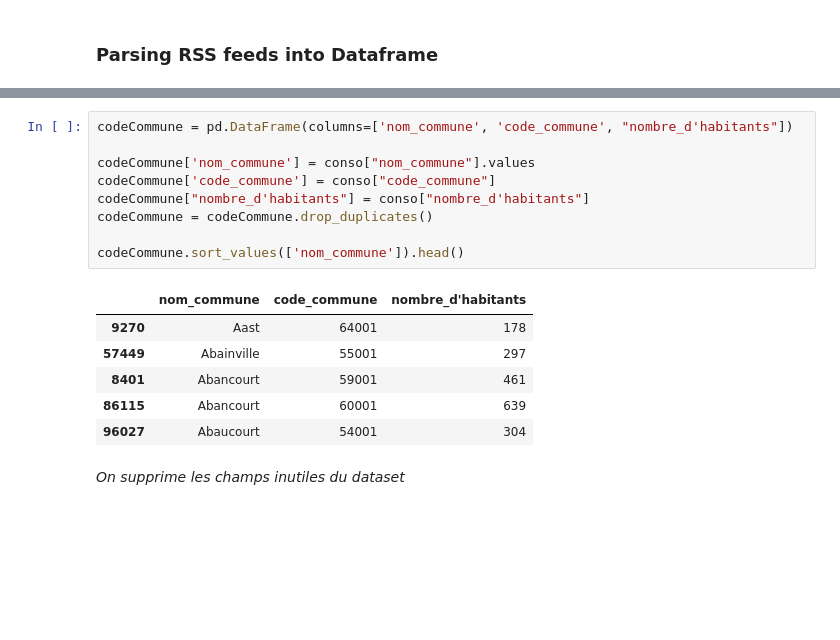
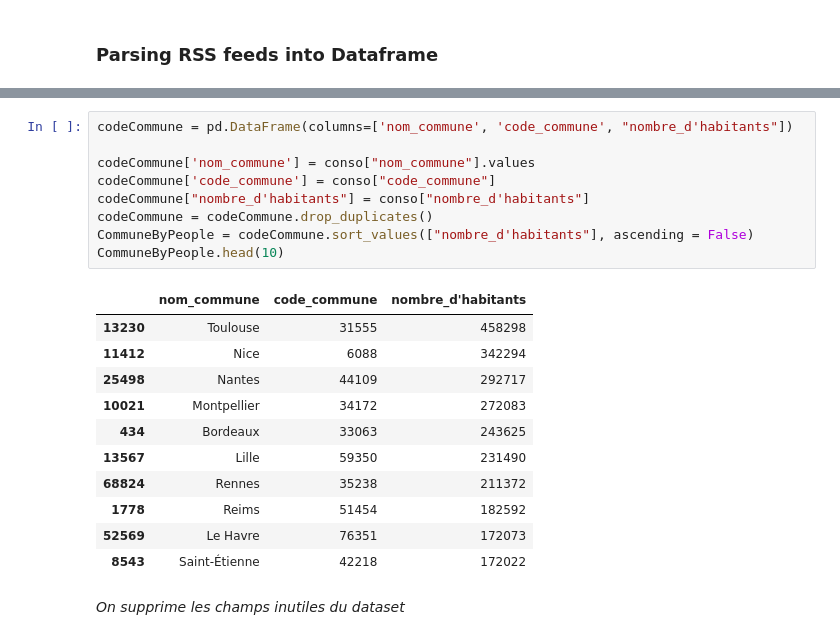
Before and after one commit to enzobes/house-rental-py, a Jupyter notebook: House-Rental.ipynb, the cells around one changed output, grey strips where cells are left out. Cells and saved outputs as stored; diff of their text form; blank space fills up the shorter version.

```diff
--- a/House-Rental.ipynb
+++ b/House-Rental.ipynb
@@ -105,19 +108,24 @@ dataEnedis.head()
 # %%
 codeCommune = pd.DataFrame(columns=['nom_commune', 'code_commune', "nombre_d'habitants"])
 
 codeCommune['nom_commune'] = conso["nom_commune"].values
 codeCommune['code_commune'] = conso["code_commune"]
 codeCommune["nombre_d'habitants"] = conso["nombre_d'habitants"]
 codeCommune = codeCommune.drop_duplicates()
-
-codeCommune.sort_values(['nom_commune']).head()
+CommuneByPeople = codeCommune.sort_values(["nombre_d'habitants"], ascending = False)
+CommuneByPeople.head(10)
 # %% [output]
 |  | nom_commune | code_commune | nombre_d'habitants |
-| 9270 | Aast | 64001 | 178 |
-| 57449 | Abainville | 55001 | 297 |
-| 8401 | Abancourt | 59001 | 461 |
-| 86115 | Abancourt | 60001 | 639 |
-| 96027 | Abaucourt | 54001 | 304 |
+| 13230 | Toulouse | 31555 | 458298 |
+| 11412 | Nice | 6088 | 342294 |
+| 25498 | Nantes | 44109 | 292717 |
+| 10021 | Montpellier | 34172 | 272083 |
+| 434 | Bordeaux | 33063 | 243625 |
+| 13567 | Lille | 59350 | 231490 |
+| 68824 | Rennes | 35238 | 211372 |
+| 1778 | Reims | 51454 | 182592 |
+| 52569 | Le Havre | 76351 | 172073 |
+| 8543 | Saint-Étienne | 42218 | 172022 |
 # %% [markdown]
 *On supprime les champs inutiles du dataset*
 # %%
```
Also changed, not shown: parts of 6 cells of this notebook, 2 other files.
